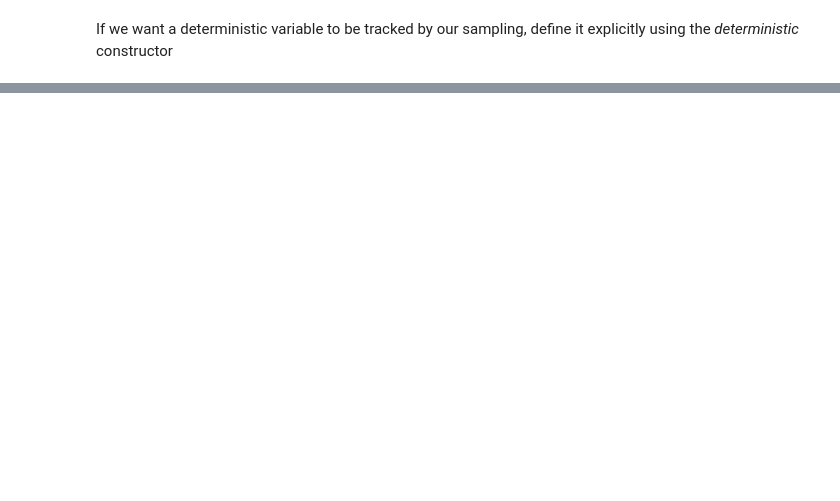
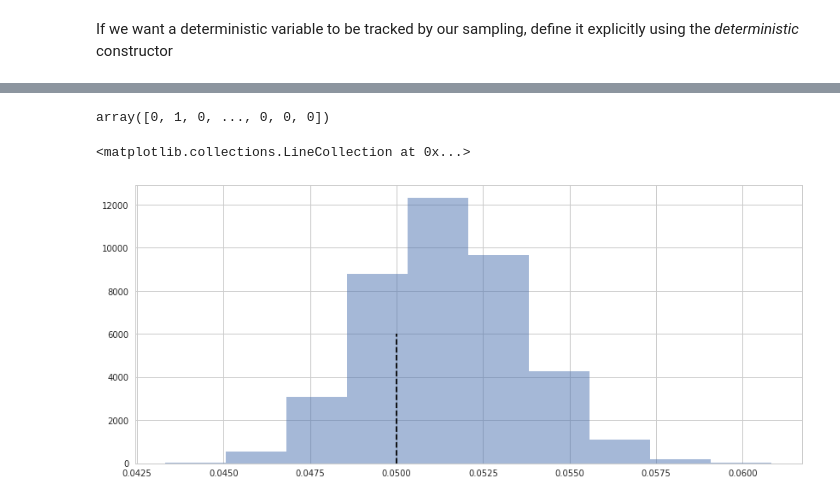
Before and after one commit to Emaasit/learning-pymc3, a Jupyter notebook: bm4h/ch02_more_pymc.ipynb, the cells around one changed output, grey strips where cells are left out. Saved outputs shown, nothing was run; the diff lists cells and outputs as text; code cells hidden in the pictures; blank space fills up the shorter version.

```diff
--- a/bm4h/ch02_more_pymc.ipynb
+++ b/bm4h/ch02_more_pymc.ipynb
@@ -91,0 +115,31 @@ Most of the heavy lifting in PyMC3 is doen by *theano*.
+# %%
+# simulate fake data
+p_true = 0.05
+N = 10000
+data = stats.bernoulli.rvs(p = p_true, size = N)
+data
+# %% [output]
+array([0, 1, 0, ..., 0, 0, 0])
+# %%
+# build the model
+with pm.Model() as ab_test_model:
+
+    # specify the prior
+    alpha = pm.HalfNormal("alpha", sd = 0.5)
+    beta = pm.HalfNormal("beta", sd = 3)
+    p = pm.Beta("p", alpha = alpha, beta = beta)
+
+    # specify the likelihood
+    obs = pm.Bernoulli("obs", p = p, observed = data)
+# %%
+# sample from the model
+with ab_test_model:
+    step = pm.NUTS(target_accept = 0.99)
+    posterior = pm.sample(draws = 20000, njobs = 2, tune = 1000, step = step)
+# %%
+fig, ax = plt.subplots()
+ax.hist(x = posterior["p"], alpha = 0.5)
+ax.vlines(ymin = 0, ymax = 6000, x = p_true, linestyles = "--")
+# %% [output]
+<matplotlib.collections.LineCollection at 0x...>
+[figure, added]
```
Also changed, not shown: parts of 20 cells of this notebook.
